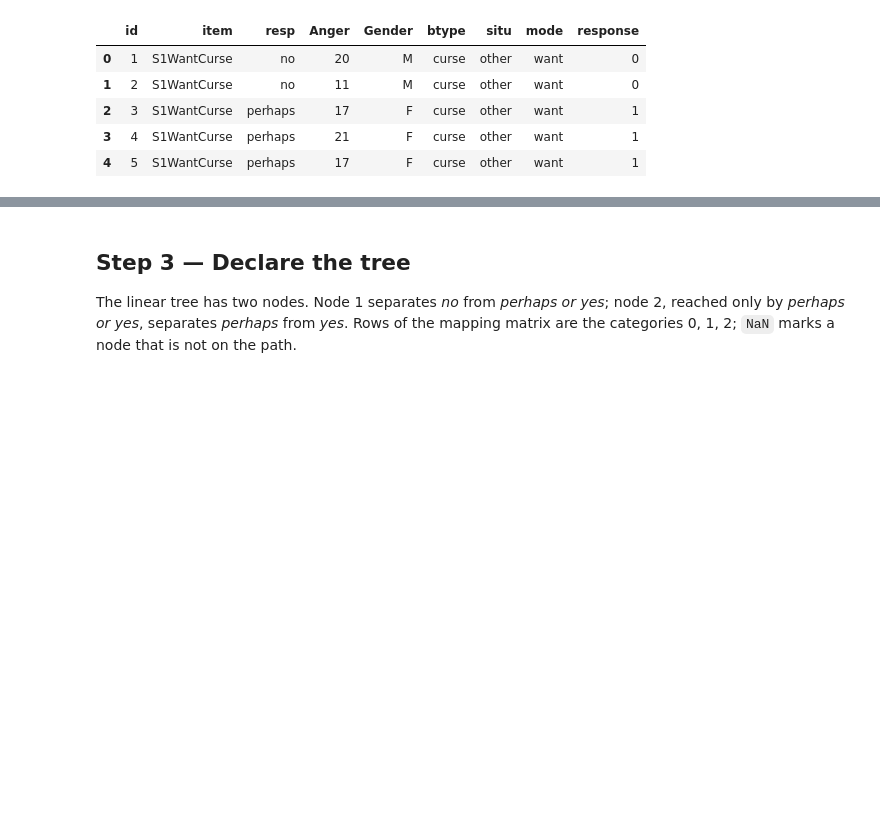
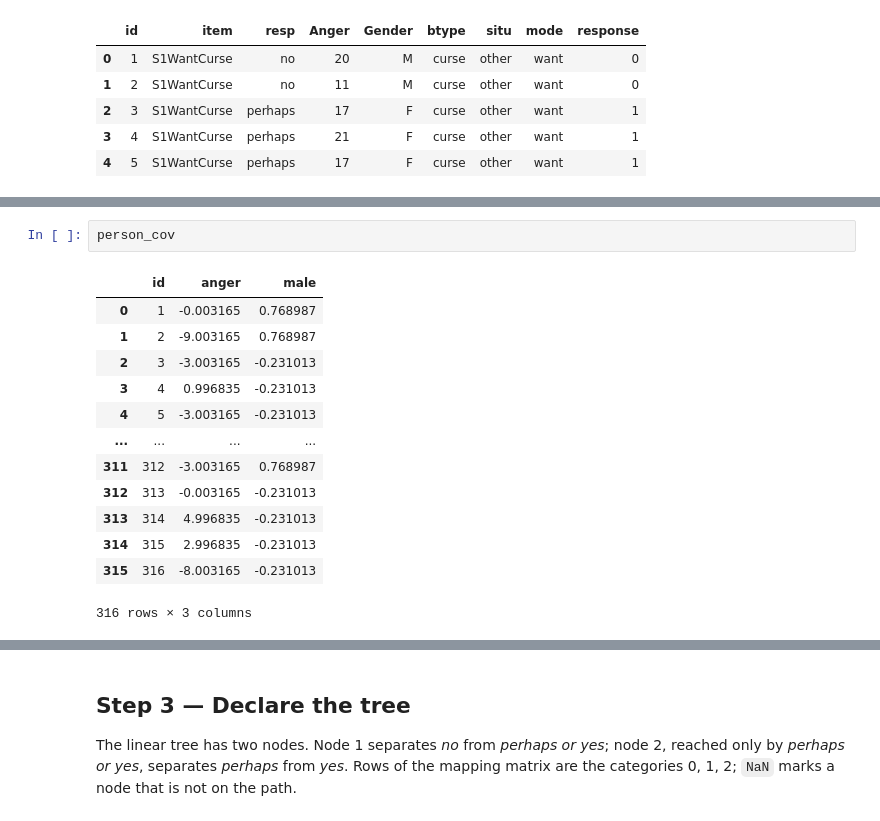
Before and after one commit to Juste-mehou/irtree-0.4.0, a Jupyter notebook: replication/verbagg/61_verbagg_workflow.ipynb, the cells around one changed output, grey strips where cells are left out. Drawn from its saved outputs; the diff is of its cells as text; blank space fills up the shorter version.

```diff
--- a/replication/verbagg/61_verbagg_workflow.ipynb
+++ b/replication/verbagg/61_verbagg_workflow.ipynb
@@ -110,0 +203,16 @@ table.head()
+# %%
+person_cov
+# %% [output]
+|  | id | anger | male |
+| 0 | 1 | -0.003165 | 0.768987 |
+| 1 | 2 | -9.003165 | 0.768987 |
+| 2 | 3 | -3.003165 | -0.231013 |
+| 3 | 4 | 0.996835 | -0.231013 |
+| 4 | 5 | -3.003165 | -0.231013 |
+| ... | ... | ... | ... |
+| 311 | 312 | -3.003165 | 0.768987 |
+| 312 | 313 | -0.003165 | -0.231013 |
+| 313 | 314 | 4.996835 | -0.231013 |
+| 314 | 315 | 2.996835 | -0.231013 |
+| 315 | 316 | -8.003165 | -0.231013 |
+316 rows × 3 columns
```
Also changed, not shown: parts of 9 cells of this notebook.
